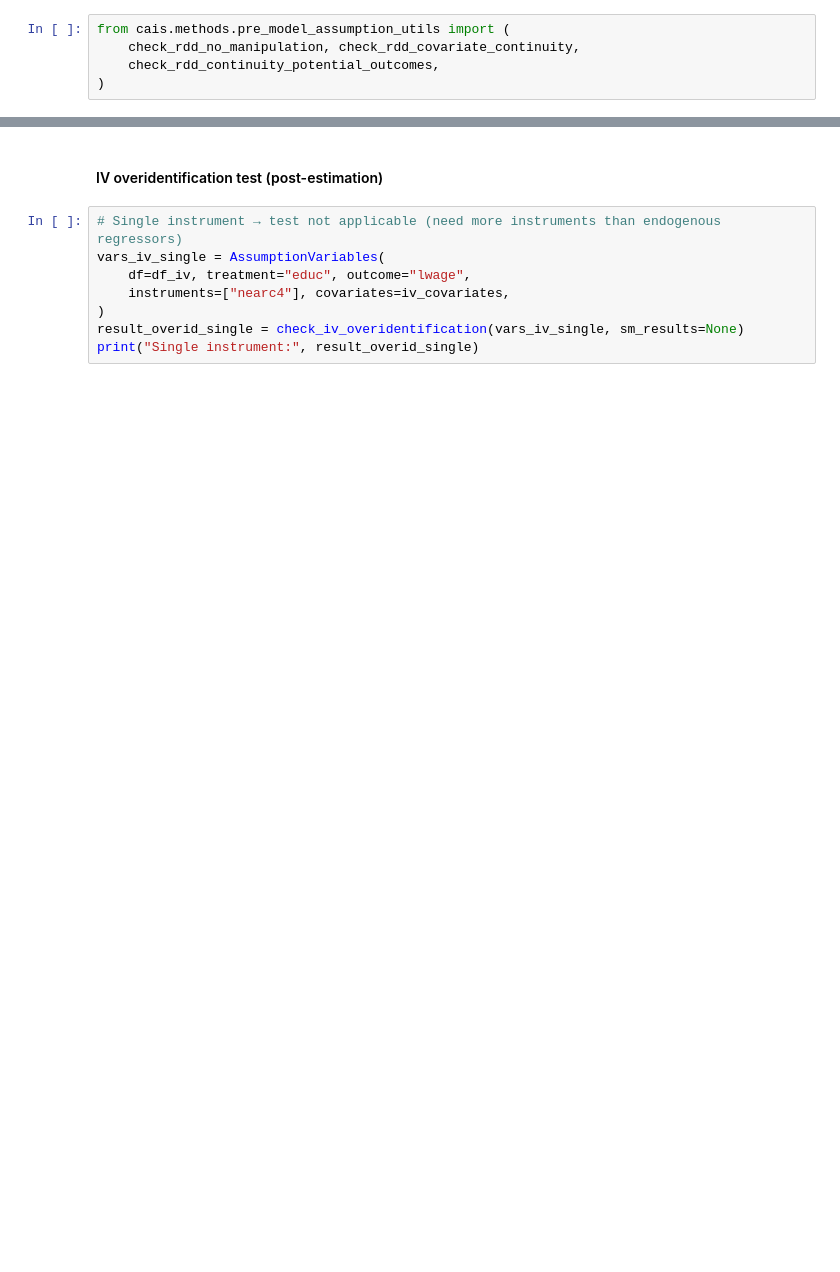
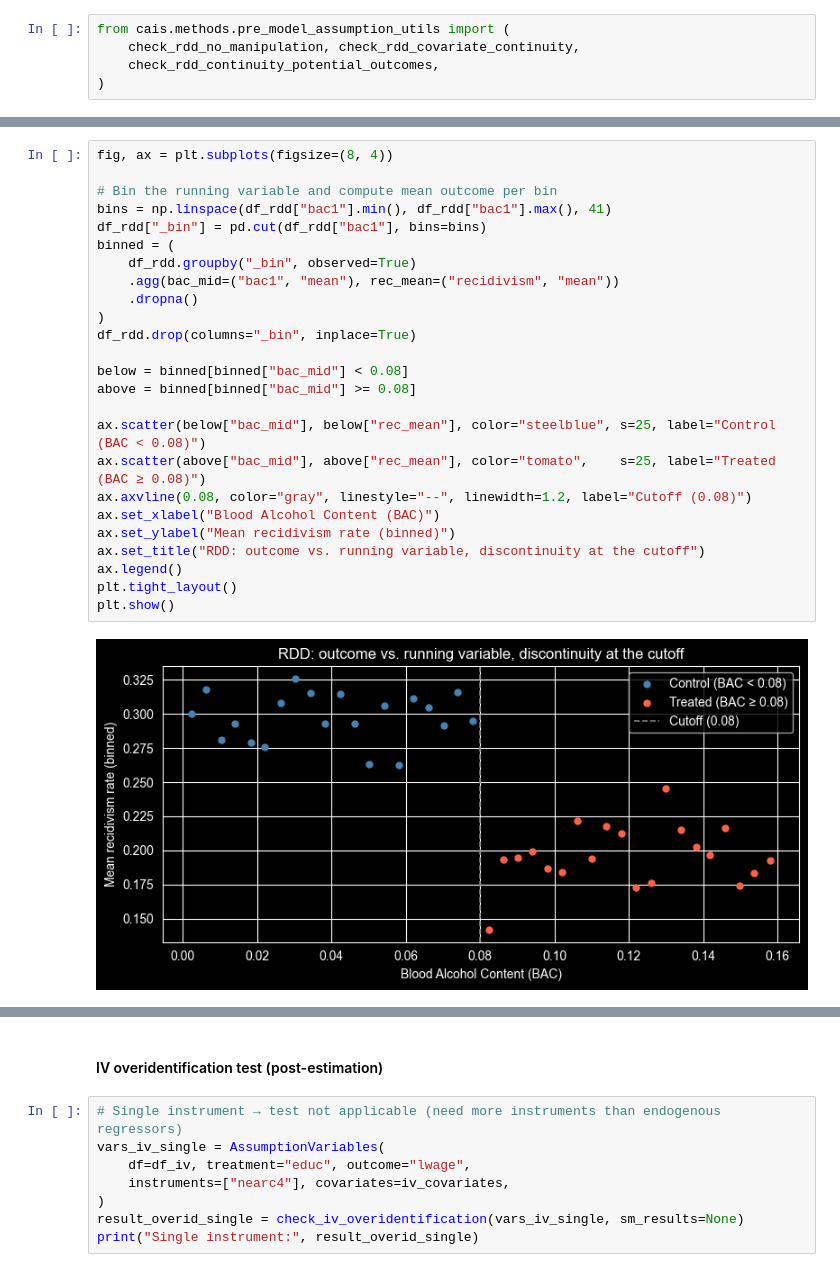
Before and after one commit to causalNLP/causal-agent, a Jupyter notebook: docs/examples/assumption_utils_usecases.ipynb, the cells around one changed output, grey strips where cells are left out. Saved outputs shown, nothing was run; the diff lists cells and outputs as text; blank space fills up the shorter version.

```diff
--- a/docs/examples/assumption_utils_usecases.ipynb
+++ b/docs/examples/assumption_utils_usecases.ipynb
@@ -303 +618,28 @@ print("check_rdd_continuity_potential_outcomes:", result_po_continuity)
+# %%
+fig, ax = plt.subplots(figsize=(8, 4))
+
+# Bin the running variable and compute mean outcome per bin
+bins = np.linspace(df_rdd["bac1"].min(), df_rdd["bac1"].max(), 41)
+df_rdd["_bin"] = pd.cut(df_rdd["bac1"], bins=bins)
+binned = (
+    df_rdd.groupby("_bin", observed=True)
+    .agg(bac_mid=("bac1", "mean"), rec_mean=("recidivism", "mean"))
+    .dropna()
+)
+df_rdd.drop(columns="_bin", inplace=True)
+
+below = binned[binned["bac_mid"] < 0.08]
+above = binned[binned["bac_mid"] >= 0.08]
+
+ax.scatter(below["bac_mid"], below["rec_mean"], color="steelblue", s=25, label="Control (BAC < 0.08)")
+ax.scatter(above["bac_mid"], above["rec_mean"], color="tomato",    s=25, label="Treated (BAC ≥ 0.08)")
+ax.axvline(0.08, color="gray", linestyle="--", linewidth=1.2, label="Cutoff (0.08)")
+ax.set_xlabel("Blood Alcohol Content (BAC)")
+ax.set_ylabel("Mean recidivism rate (binned)")
+ax.set_title("RDD: outcome vs. running variable, discontinuity at the cutoff")
+ax.legend()
+plt.tight_layout()
+plt.show()
+# %% [output]
+[figure, added]
 # %% [markdown]
```
Also changed, not shown: parts of 85 cells of this notebook.
